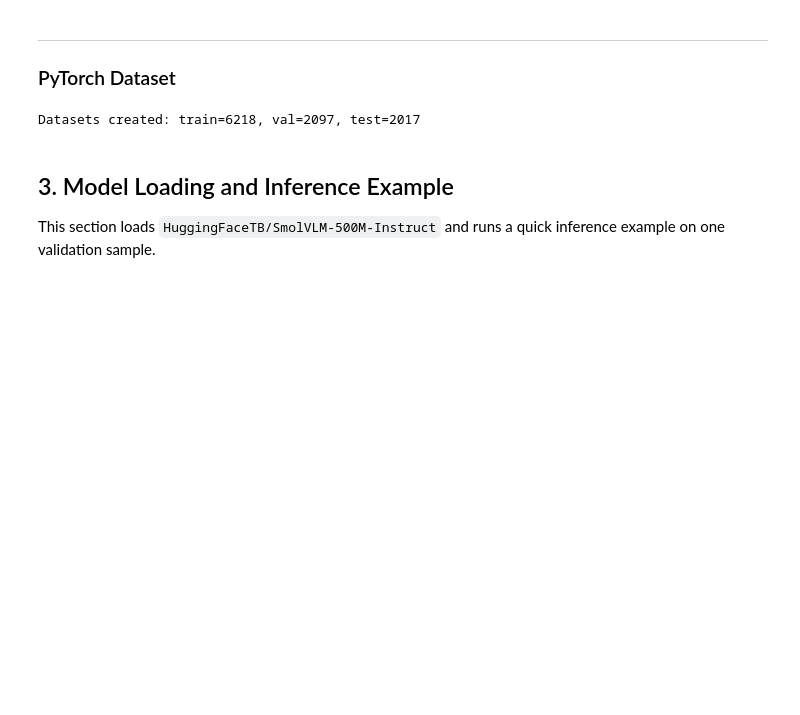
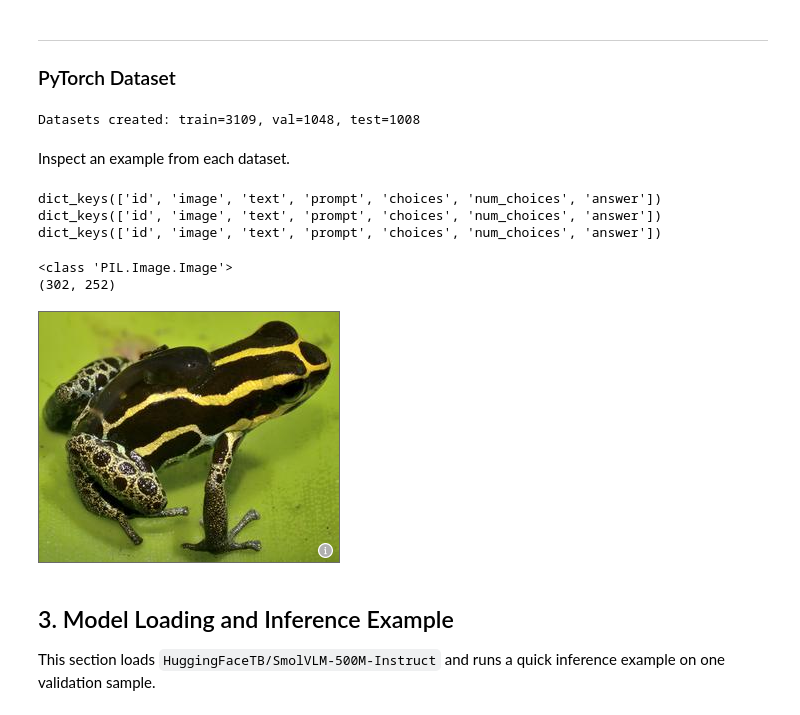
Before and after one commit to mariiaonokhina/Pixels-to-Predictions-Kaggle-Competition, a Jupyter notebook: starter_notebook.ipynb, the cells around one changed output. Saved outputs shown, nothing was run; the diff lists cells and outputs as text; code cells hidden in the pictures; blank space fills up the shorter version.

Commit message:
Created science QA datasets

```diff
--- a/starter_notebook.ipynb
+++ b/starter_notebook.ipynb
@@ -56,7 +56,7 @@ torch.manual_seed(SEED)
 torch.cuda.manual_seed_all(SEED)
 # %%
 # Paths
-DATA_DIR = Path("data")
+DATA_DIR = Path("data/images")
 
 # Model
 MODEL_ID = "HuggingFaceTB/SmolVLM-500M-Instruct"
@@ -370,45 +370,72 @@ Answer: 2
 ### PyTorch Dataset
 # %%
 class ScienceQADataset(Dataset):
-    def __init__(self, df: pd.DataFrame, data_dir: Path, img_size: int = 224, is_train: bool = True):
+    def __init__(self, df: pd.DataFrame, data_dir: Path, is_train: bool = True):
         self.df = df.reset_index(drop=True)
         self.data_dir = data_dir
-        self.img_size = img_size
         self.is_train = is_train
 
     def __len__(self) -> int:
         return len(self.df)
 
     def _load_image(self, rel_path: str) -> Image.Image:
-        img = Image.open(self.data_dir / rel_path).convert("RGB")
-        img = img.resize((self.img_size, self.img_size), Image.BICUBIC)
-        return img
+        return Image.open(self.data_dir / rel_path).convert("RGB")
 
     def __getitem__(self, idx: int) -> dict:
         row = self.df.iloc[idx]
         img = self._load_image(row["image_path"])
 
-        if self.is_train:
-            return {
-                "image":  img,
-                "text":   build_prompt(row, include_answer=True),
-                "answer": int(row["answer"]),
-            }
+        item = {
+            "id": row["id"],
+            "image": img,
+            "text": build_prompt(row, include_answer=self.is_train),
+            "prompt": build_prompt(row, include_answer=False),
+            "choices": row["choices_list"],
+            "num_choices": int(row["num_choices"]),
+
+        }
+
+        if "answer" in row and pd.notna(row["answer"]):
+            item["answer"] = int(row["answer"])
         else:
-            return {
-                "image":   img,
-                "text":    build_prompt(row, include_answer=False),
-                "choices": row["choices"],
-                "answer":  int(row["answer"]) if "answer" in row else -1,
-            }
+            item["answer"] = -1
 
-train_ds = ScienceQADataset(train_df, DATA_DIR, img_size=IMG_SIZE, is_train=True)
-val_ds   = ScienceQADataset(val_df,   DATA_DIR, img_size=IMG_SIZE, is_train=False)
-test_ds  = ScienceQADataset(test_df,  DATA_DIR, img_size=IMG_SIZE, is_train=False)
+        return item
+
+# Create datasets
+train_ds = ScienceQADataset(train_df, DATA_DIR, is_train=True)
+val_ds = ScienceQADataset(val_df, DATA_DIR, is_train=False)
+test_ds = ScienceQADataset(test_df, DATA_DIR, is_train=False)
 
 print(f"Datasets created: train={len(train_ds)}, val={len(val_ds)}, test={len(test_ds)}")
 # %% [output]
-Datasets created: train=6218, val=2097, test=2017
+Datasets created: train=3109, val=1048, test=1008
+# %% [markdown]
+Inspect an example from each dataset.
+# %%
+sample_train = train_ds[0]
+sample_val = val_ds[0]
+sample_test = test_ds[0]
+# %%
+print(sample_train.keys())
+print(sample_val.keys())
+print(sample_test.keys())
+# %% [output]
+dict_keys(['id', 'image', 'text', 'prompt', 'choices', 'num_choices', 'answer'])
+dict_keys(['id', 'image', 'text', 'prompt', 'choices', 'num_choices', 'answer'])
+dict_keys(['id', 'image', 'text', 'prompt', 'choices', 'num_choices', 'answer'])
+# %%
+# Check the type of the image and its size
+print(type(sample_train["image"]))
+print(sample_train["image"].size)
+# %% [output]
+<class 'PIL.Image.Image'>
+(302, 252)
+# %%
+# Visualize an image
+display(sample_train["image"])
+# %% [output]
+[figure, added]
 # %% [markdown]
 ## 3. Model Loading and Inference Example
 
```
